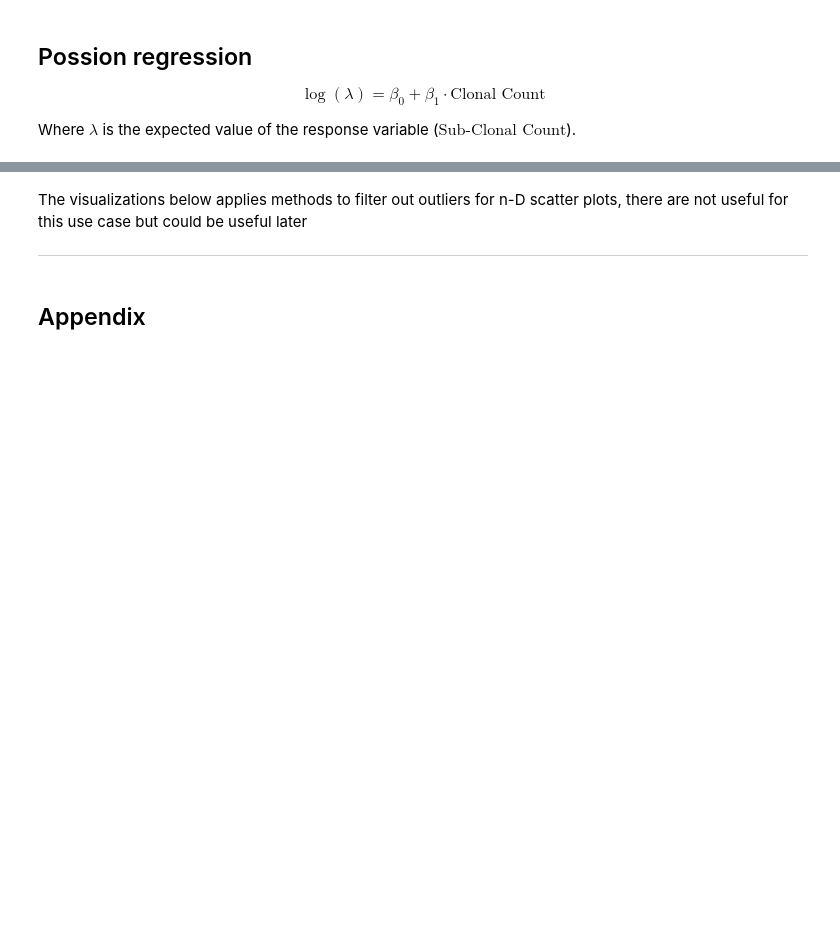
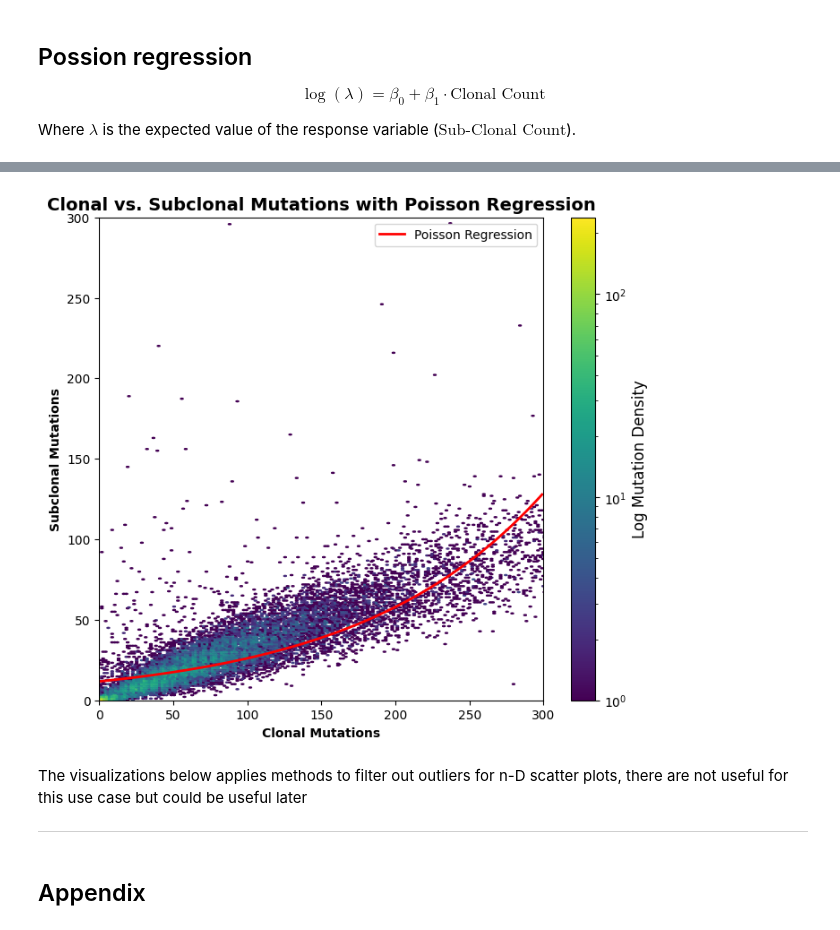
Before and after one commit to xiaopengh/Clone_Driver, a Jupyter notebook: notebook.ipynb, the cells around one changed output, grey strips where cells are left out. Saved outputs shown, nothing was run; the diff lists cells and outputs as text; code cells hidden in the pictures; blank space fills up the shorter version.

```diff
--- a/notebook.ipynb
+++ b/notebook.ipynb
@@ -266,0 +337,19 @@ plt.show()
+# %%
+import statsmodels.api as sm
+import warnings
+
+warnings.filterwarnings("ignore")  # Suppress all warnings
+
+
+# Define the predictor and response variables
+x = clonal_summary_left["Clonal Count"]
+y = clonal_summary_left["Sub-Clonal Count"]
+
+# Add a constant to the predictor variable (intercept term)
+x_with_const = sm.add_constant(x)
+
+# Fit the Poisson regression model
+nbinomial_model = sm.NegativeBinomial(y, x_with_const).fit()
+
+# Print the summary of the model
+print(nbinomial_model.summary())
@@ -267,3 +374,46 @@ plt.show()
+# %%
+import matplotlib.pyplot as plt
+import numpy as np
+import statsmodels.api as sm  # Ensure statsmodels is imported
+
+# Generate values for prediction
+xlim = 300  # Limit for x-axis
+ylim = 300  # Limit for y-axis
+x_plot = np.arange(0, xlim)  # Generate 400 values between 0 and 400
+
+# Create a design matrix for prediction (add an intercept)
+x_pred = sm.add_constant(x_plot)  # Ensures it matches the Poisson model structure
+
+# Predict the Sub-Clonal Count using the Poisson regression model
+predicted_counts = nbinomial_model.predict(x_pred)  # Use the corrected matrix
+
+# Create the Hexbin Plot (R-style)
+fig, ax = plt.subplots(figsize=(8, 7))
+hb = ax.hexbin(
+    x, y,
+    gridsize=5000, cmap="viridis", bins='log' ,mincnt=1  # Use log scale for density
+)
+
+# Add the Poisson Regression Line
+ax.plot(x_plot, predicted_counts, color="red", linestyle="-", linewidth=2, label="Poisson Regression")
+
+# Improve Labels and Title (ggplot2-like styling)
+ax.set_xlim([0, xlim])  # Adjust these values based on your data
+ax.set_ylim([0, ylim])  # Adjust these values based on your data
+ax.set_xlabel("Clonal Mutations", fontsize=10, fontweight="bold")
+ax.set_ylabel("Subclonal Mutations", fontsize=10, fontweight="bold")
+ax.set_title("Clonal vs. Subclonal Mutations with Poisson Regression", fontsize=14, fontweight="bold")
+
+# Add a Colorbar for Density
+cb = fig.colorbar(hb, ax=ax)
+cb.set_label("Log Mutation Density", fontsize=12)
+
+ax.legend()  # Show the legend
+
+# Show the Plot
+plt.show()
+# %% [output]
+[figure, added]
 # %% [markdown]
 The visualizations below applies methods to filter out outliers for n-D scatter plots, there are not useful for this use case but could be useful later
 
```
Also changed, not shown: parts of 21 cells of this notebook, 5 other files.
